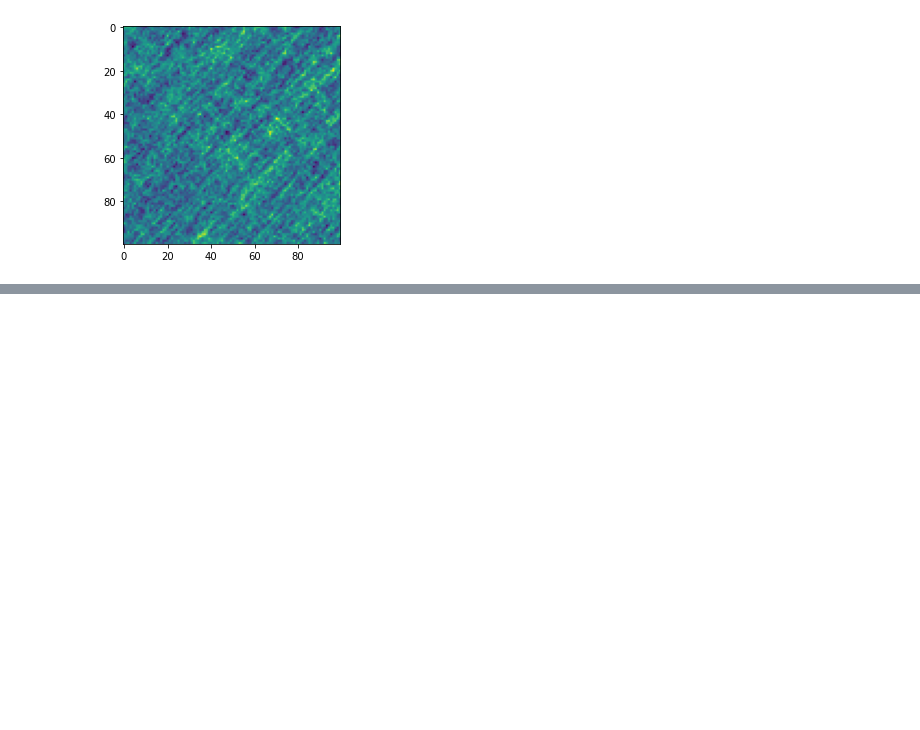
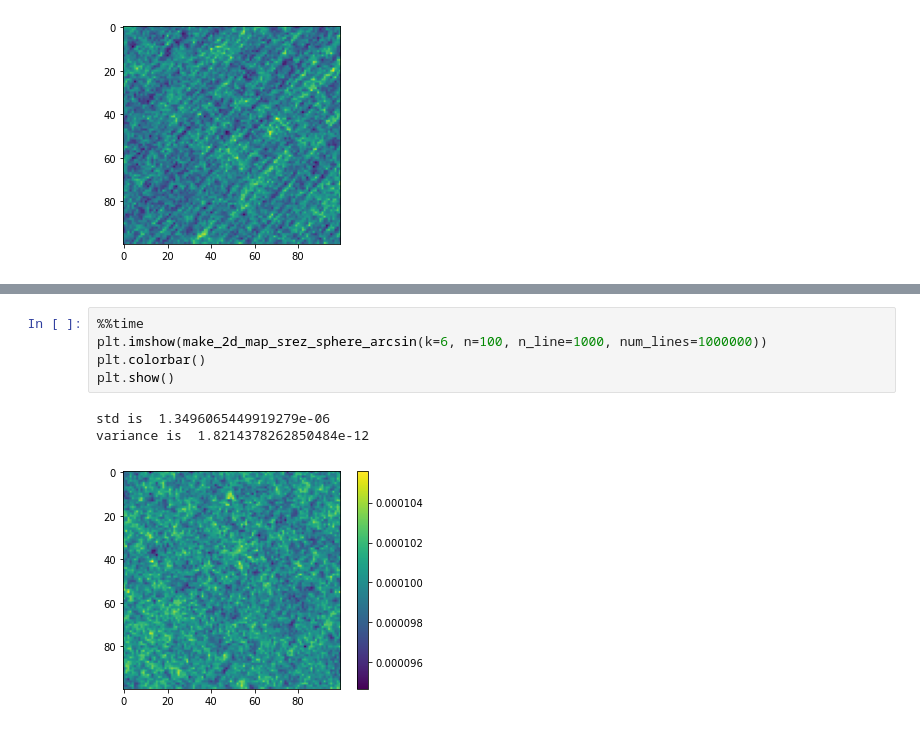
Before and after one commit to lizaconst/analytic-geometry, a Jupyter notebook: 3-cube-probas.ipynb, the cells around one changed output, grey strips where cells are left out. Cells and saved outputs as stored; diff of their text form; blank space fills up the shorter version.

```diff
--- a/3-cube-probas.ipynb
+++ b/3-cube-probas.ipynb
@@ -469,0 +454,9 @@ std is  1.7297596243022583e-05
+# %%
+%%time
+plt.imshow(make_2d_map_srez_sphere_arcsin(k=6, n=100, n_line=1000, num_lines=1000000))
+plt.colorbar()
+plt.show()
+# %% [output]
+std is  1.3496065449919279e-06
+variance is  1.8214378262850484e-12
+[figure, added]
```
Also changed, not shown: parts of 8 cells of this notebook, 51 other files.
